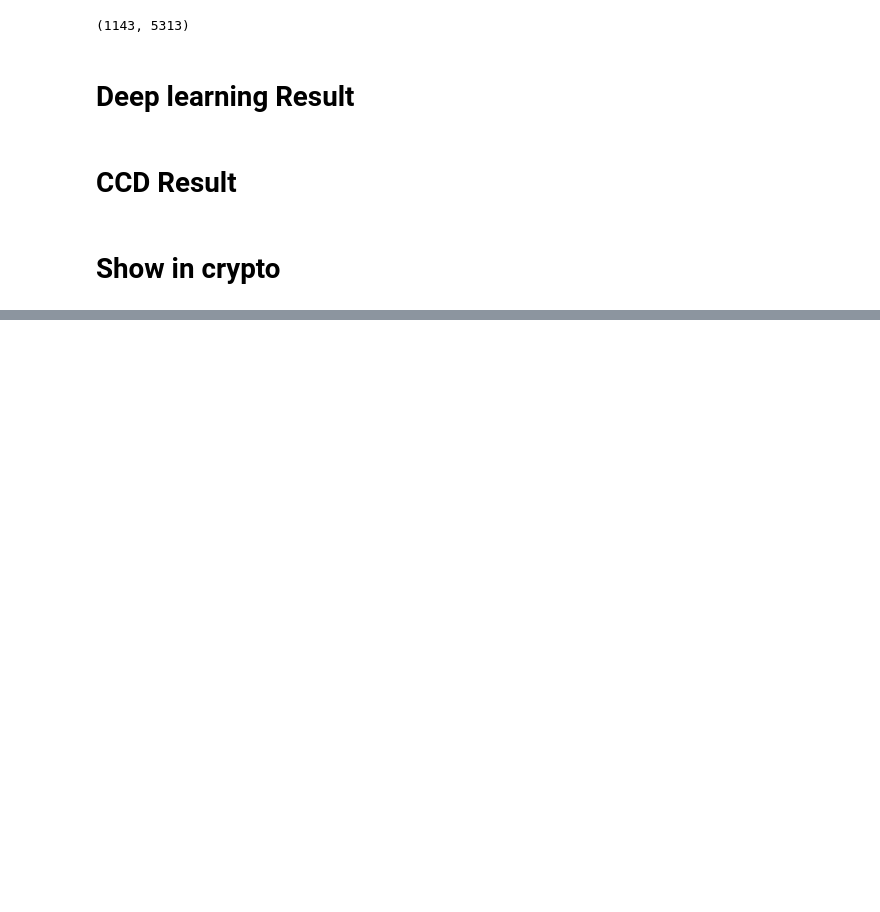
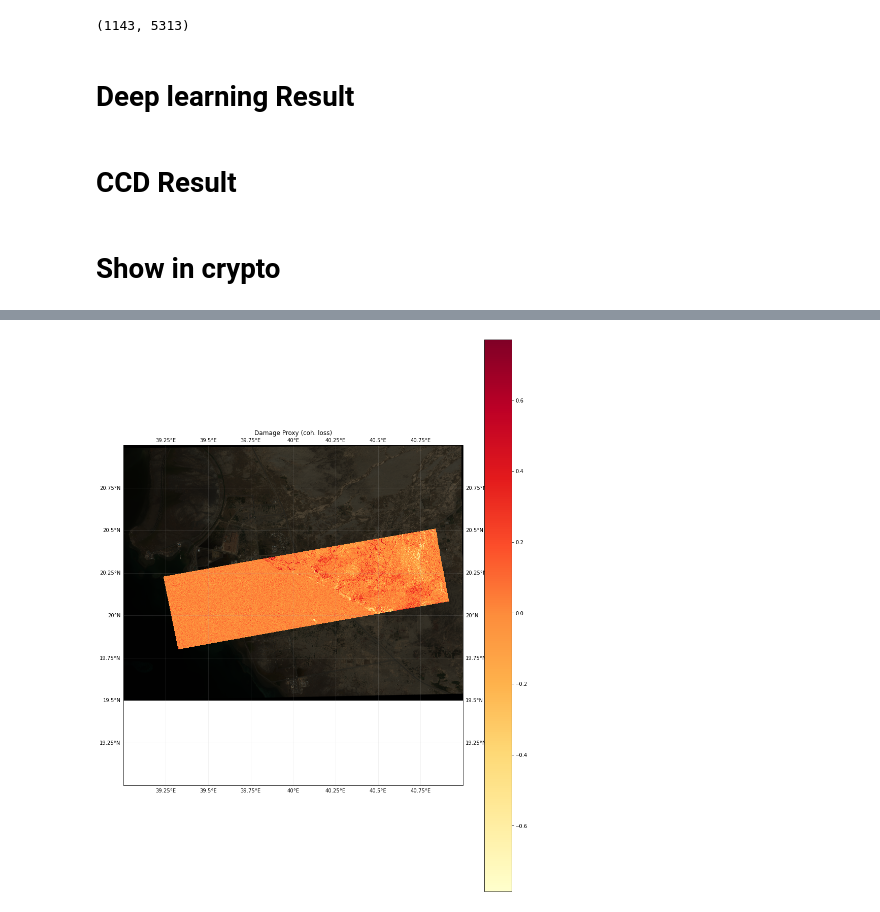
Before and after one commit to ReemAlshammari/DamageDetection, a Jupyter notebook: Show in cartopy.ipynb, the cells around one changed output, grey strips where cells are left out. Cells and saved outputs as stored; diff of their text form; code cells hidden in the pictures; blank space fills up the shorter version.

```diff
--- a/Show in cartopy.ipynb
+++ b/Show in cartopy.ipynb
@@ -170,0 +287,31 @@ ModuleNotFoundError: No module named 'owslib'
+# %%
+    fig = plt.figure(figsize=(15,20))
+    # define a map projection
+    #tifproj = ccrs.epsg(27700)
+    #tiler = GoogleTiles()
+    #mercator = tiler.crs
+    ax = plt.axes(projection=ccrs.PlateCarree())
+
+    ax.set_extent(( 21, 19, 39, 41))
+
+    zoom = 10
+    ax.gridlines(draw_labels=True, alpha=0.2)
+    # even 1:10m are too coarse for .2 degree square
+    #ax.coastlines('10m')
+
+    #home_lat, home_lon = -26.5258277,153.0912987
+    # Add a marker for home
+   # plt.plot(home_lon, home_lat, marker='o', color='red', markersize=5,
+    #         alpha=0.7, transform=ccrs.Geodetic())
+    CCD_slice2 = np.ma.masked_array(CCD_slice, CCD_slice < 0.47)
+    cmap = plt.cm.Reds
+    plt.pcolormesh(lon_arr_slice,lat_arr_slice,CCD_slice, cmap="YlOrRd") #vmin=-5, vmax=1
+    ax.imshow(data[:3, :, :].transpose((1, 2, 0)), extent=extent,origin='lower')
+    plt.xlim(39,41)
+    plt.ylim(19,21)
+    plt.title("Damage Proxy (coh. loss)")
+    plt.colorbar()
+    #, transform='epsg:4326'
+    plt.show()
+# %% [output]
+[figure, added]
```
Also changed, not shown: parts of 12 cells of this notebook.
